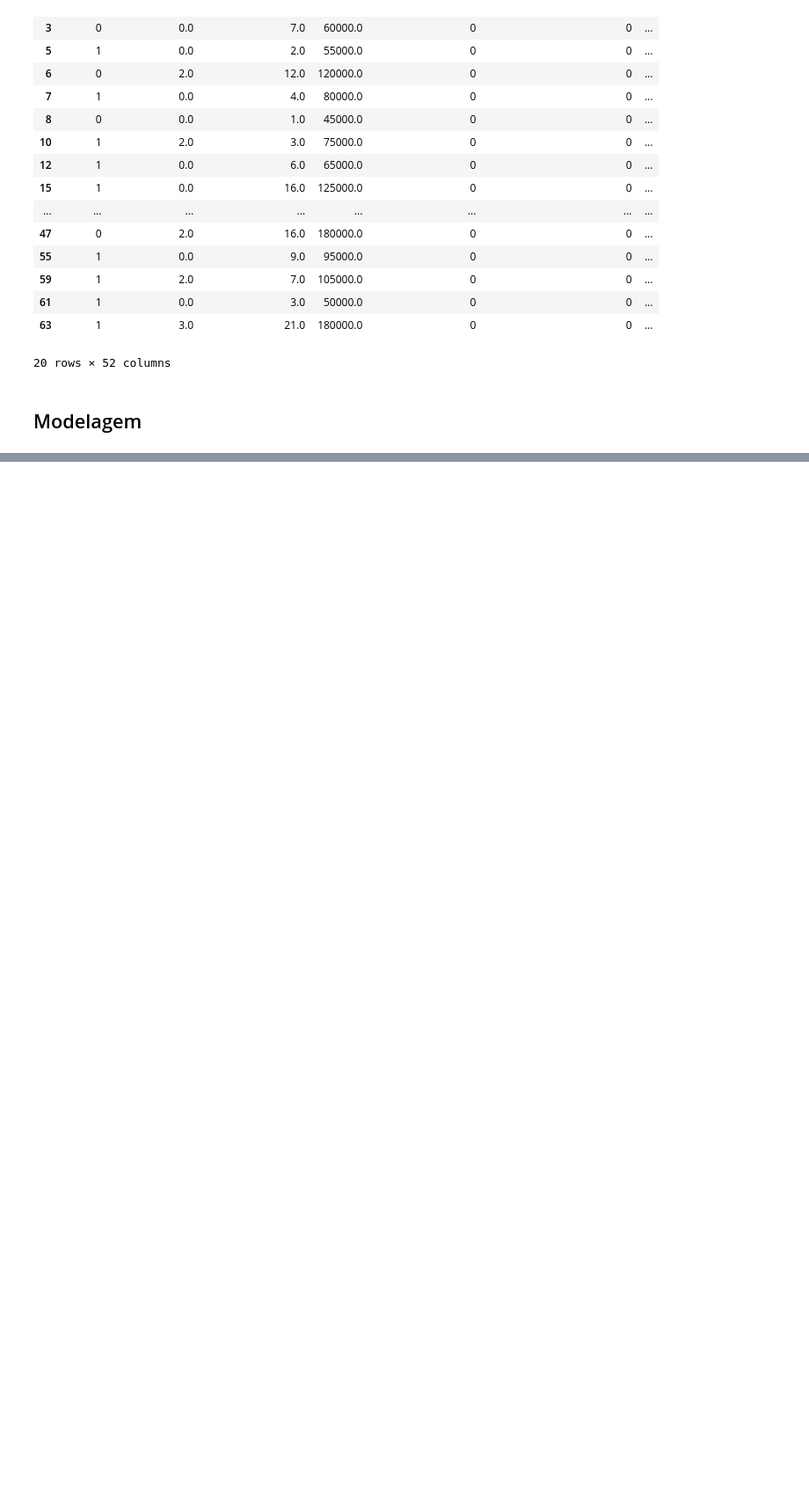
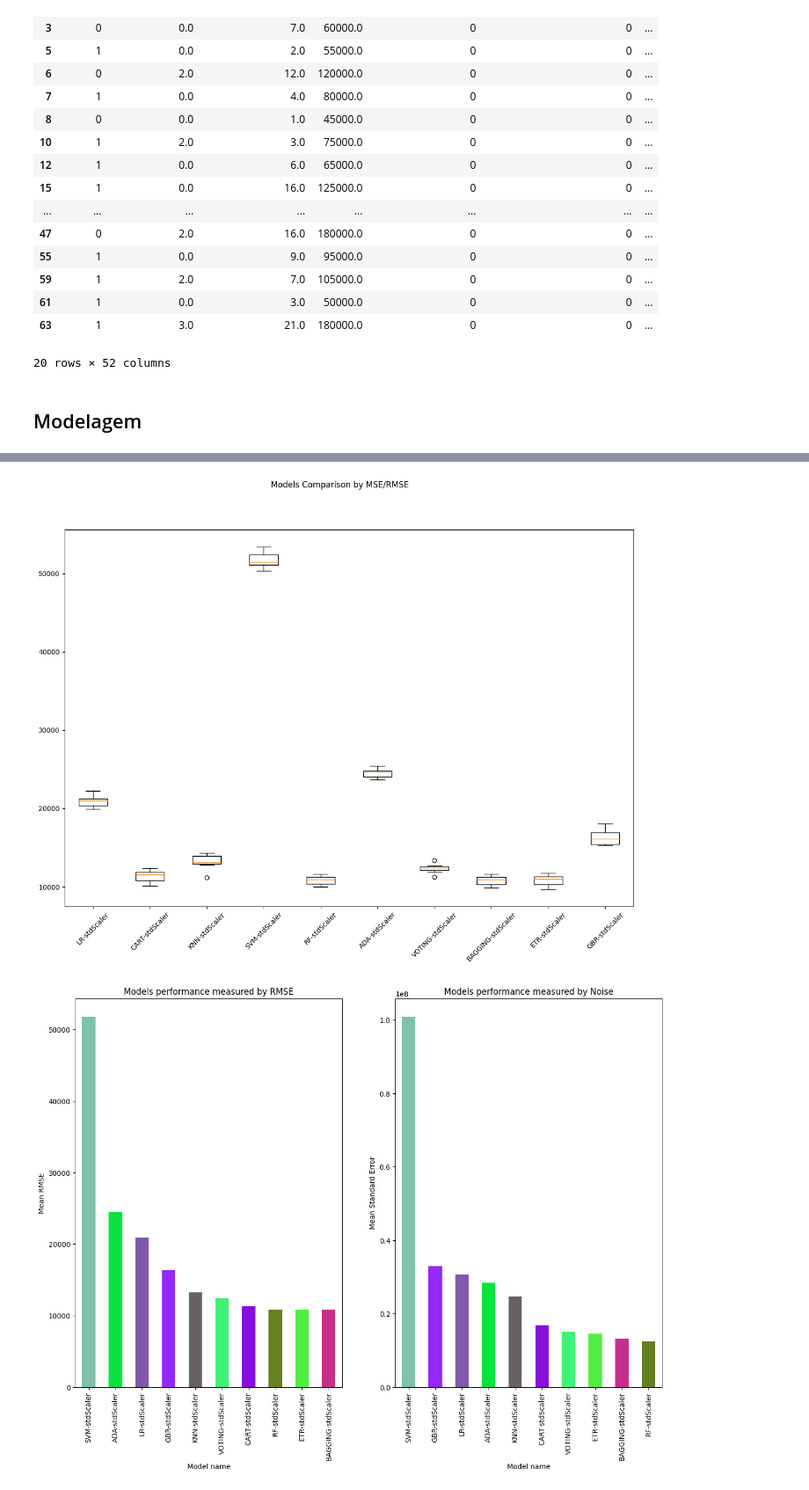
Before and after one commit to lucasvittal2/Salary_Regression_Prediction, a Jupyter notebook: SprintII_Salary_Prediction.ipynb, the cells around one changed output, grey strips where cells are left out. Shown at 88% size. Drawn from its saved outputs; the diff is of its cells as text; code cells hidden in the pictures; blank space fills up the shorter version.

```diff
--- a/SprintII_Salary_Prediction.ipynb
+++ b/SprintII_Salary_Prediction.ipynb
@@ -298,0 +429,4 @@ salaries_df_preprocessed.columns
+# %%
+std_pipelines = [(model_name + '-stdScaler', Pipeline( [stdScaler, (model_name, model) ] )) for model_name, model in models]
+# %%
+names, results, report_df = models_evaluator.evaluate_models(std_pipelines, salaries_df_preprocessed, 'Salary')
@@ -298,0 +444,5 @@ salaries_df_preprocessed.columns
+# %%
+models_evaluator.generate_performance_report(names, results, report_df)
+# %% [output]
+[figure, added]
+[figure, added]
```
Also changed, not shown: parts of 18 cells of this notebook, 4 other files.
